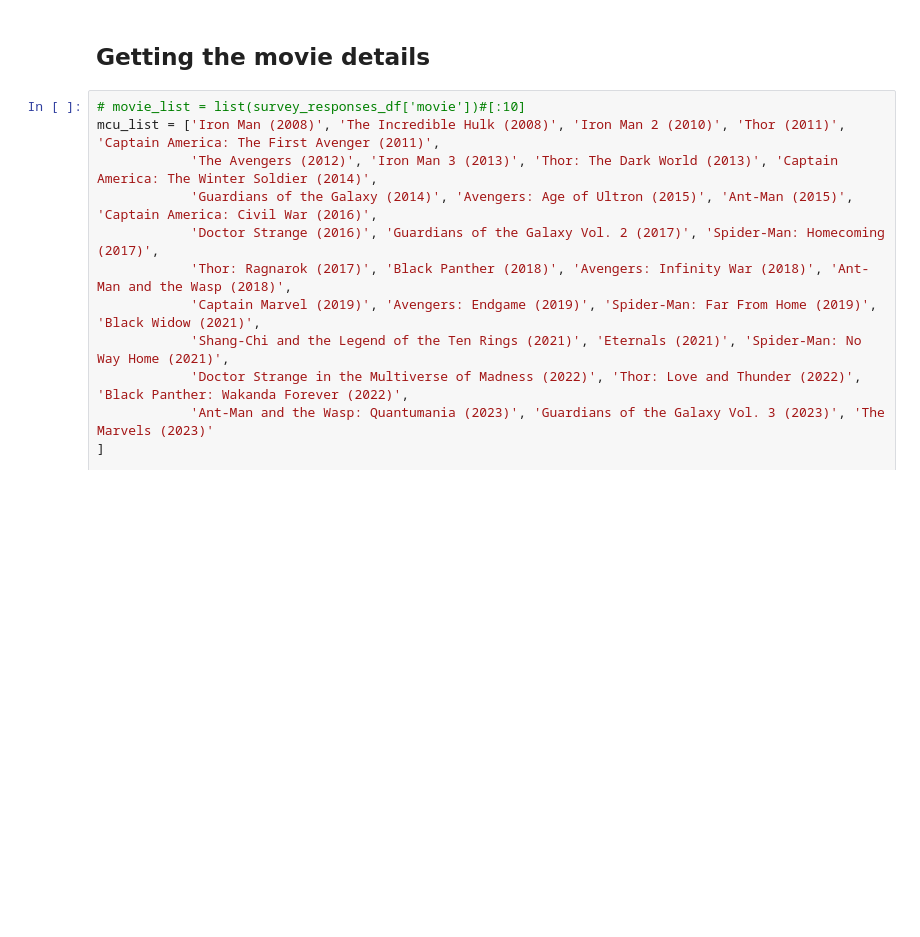
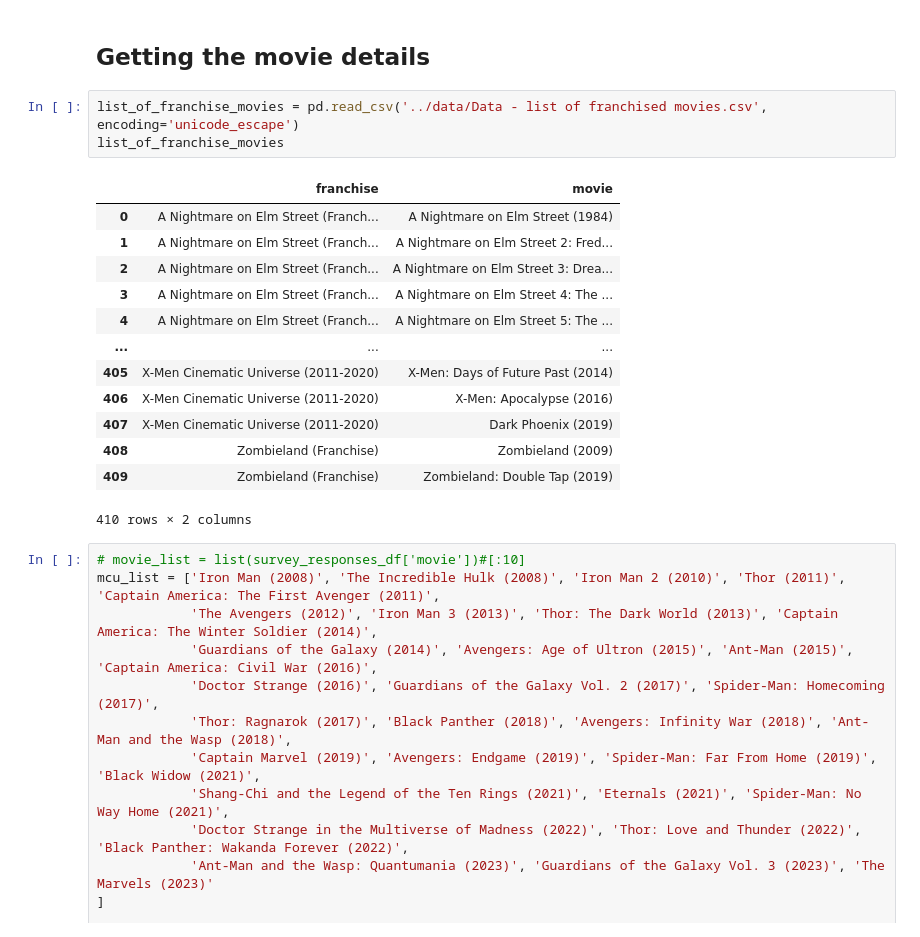
Before and after one commit to mlcuadra1/MBTI-movies-EDA, a Jupyter notebook: notebooks/Script 5 - char-movies-expansion.ipynb, the cells around one changed output. Drawn from its saved outputs; the diff is of its cells as text; blank space fills up the shorter version.

```diff
--- a/notebooks/Script 5 - char-movies-expansion.ipynb
+++ b/notebooks/Script 5 - char-movies-expansion.ipynb
@@ -186,5 +199,22 @@ headers = {
 # %% [markdown]
 ## Getting the movie details
+# %%
+list_of_franchise_movies = pd.read_csv('../data/Data - list of franchised movies.csv', encoding='unicode_escape')
+list_of_franchise_movies
+# %% [output]
+|  | franchise | movie |
+| 0 | A Nightmare on Elm Street (Franch... | A Nightmare on Elm Street (1984) |
+| 1 | A Nightmare on Elm Street (Franch... | A Nightmare on Elm Street 2: Fred... |
+| 2 | A Nightmare on Elm Street (Franch... | A Nightmare on Elm Street 3: Drea... |
+| 3 | A Nightmare on Elm Street (Franch... | A Nightmare on Elm Street 4: The ... |
+| 4 | A Nightmare on Elm Street (Franch... | A Nightmare on Elm Street 5: The ... |
+| ... | ... | ... |
+| 405 | X-Men Cinematic Universe (2011-2020) | X-Men: Days of Future Past (2014) |
+| 406 | X-Men Cinematic Universe (2011-2020) | X-Men: Apocalypse (2016) |
+| 407 | X-Men Cinematic Universe (2011-2020) | Dark Phoenix (2019) |
+| 408 | Zombieland (Franchise) | Zombieland (2009) |
+| 409 | Zombieland (Franchise) | Zombieland: Double Tap (2019) |
+410 rows × 2 columns
 # %%
 # movie_list = list(survey_responses_df['movie'])#[:10]
 mcu_list = ['Iron Man (2008)', 'The Incredible Hulk (2008)', 'Iron Man 2 (2010)', 'Thor (2011)', 'Captain America: The First Avenger (2011)',
```
Also changed, not shown: parts of 11 cells of this notebook, 1 other file.
